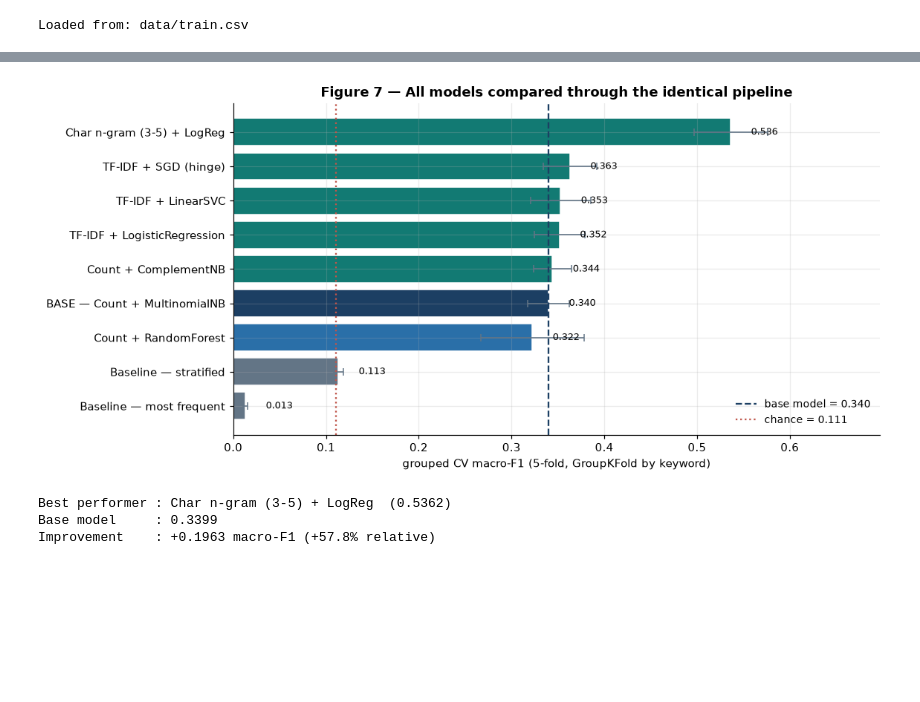
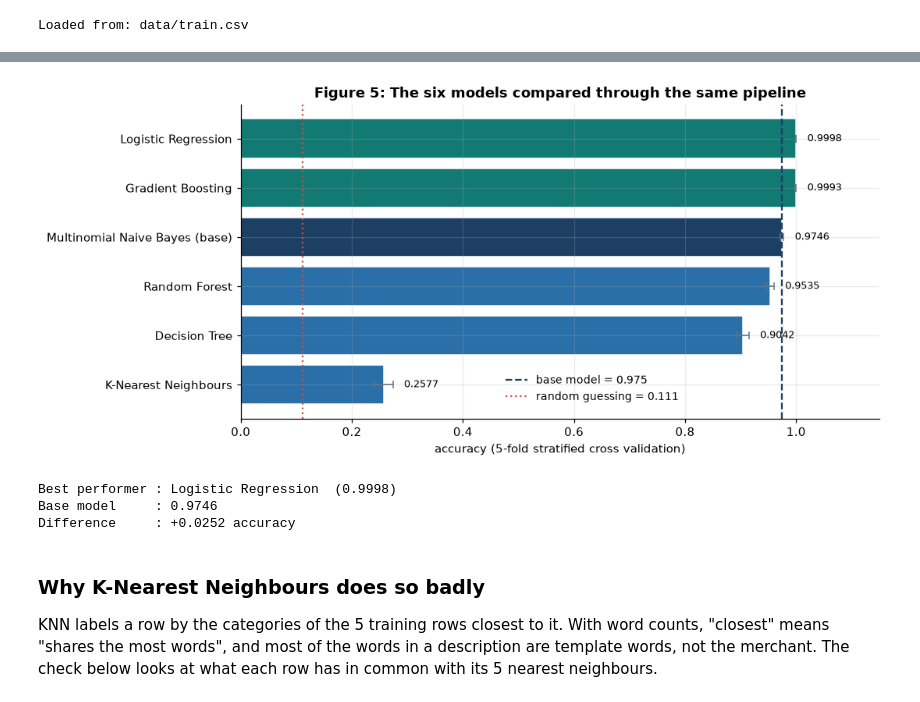
Before and after one commit to AustineIgunza/SemProject_MLEngine, a Jupyter notebook: notebooks/NaiveBayes_Base.ipynb, the cells around one changed output, grey strips where cells are left out. Cells and saved outputs as stored; diff of their text form; code cells hidden in the pictures; blank space fills up the shorter version.

```diff
--- a/notebooks/NaiveBayes_Base.ipynb
+++ b/notebooks/NaiveBayes_Base.ipynb
@@ -555,7 +627,7 @@ bp = hboxplot(axes[0], data, cats, patch_artist=True, widths=0.6,
 for patch, colour in zip(bp["boxes"], PALETTE):
     patch.set_facecolor(colour); patch.set_alpha(0.45); patch.set_edgecolor(colour)
 axes[0].set_xscale("log")
-axes[0].set_title("Figure 2a — Amount distribution by category (log scale)")
+axes[0].set_title("Figure 2a: Amount distribution by category (log scale)")
 axes[0].set_xlabel("KES (log)")
 
 pivot = (pd.crosstab(df.category, df.bucket, normalize="index")
@@ -563,7 +635,7 @@ pivot = (pd.crosstab(df.category, df.bucket, normalize="index")
 im = axes[1].imshow(pivot.values, cmap=HEAT, aspect="auto", vmin=0, vmax=50)
 axes[1].set_xticks(range(len(ORDER))); axes[1].set_xticklabels(ORDER)
 axes[1].set_yticks(range(len(pivot))); axes[1].set_yticklabels(pivot.index)
-axes[1].set_title("Figure 2b — Amount bucket share within each category (%)")
+axes[1].set_title("Figure 2b: Amount bucket share within each category (%)")
 axes[1].grid(False)
 for i in range(pivot.shape[0]):
     for j in range(pivot.shape[1]):
@@ -580,4 +652,9 @@ print("\nCategories that ever produce an amt_xl (>= KES 10,000) transaction:")
 xl = pivot["amt_xl"]
 print("  " + ", ".join(f"{c} ({v:.1f}%)" for c, v in xl[xl > 0].items()) or "  none")
 print("Categories that never do:", ", ".join(xl[xl == 0].index))
+# Who makes the smallest payments: share of all amt_xs rows held by each category
+xs = df.loc[df.bucket == "amt_xs", "category"].value_counts(normalize=True).mul(100).round(1)
+print("\nShare of the amt_xs (< KES 100) rows held by each category:")
+print("  " + ", ".join(f"{c} {v}%" for c, v in xs.items()))
+print("Categories with no amt_xs rows at all:", ", ".join(c for c in cats if c not in xs.index))
 # %% [output]
@@ -602,7 +683,7 @@ fig, axes = plt.subplots(1, 2, figsize=(13, 4.2))
 
 lengths = df.n_tokens.value_counts().sort_index()
 axes[0].bar(lengths.index, lengths.values, color=NAVY, edgecolor="white", width=0.72)
-axes[0].set_title("Figure 3a — Description length (words)")
+axes[0].set_title("Figure 3a: Description length (words)")
 axes[0].set_xlabel("words per description"); axes[0].set_ylabel("rows")
 for x, v in lengths.items():
     axes[0].text(x, v + 25, str(v), ha="center", fontsize=8, color=GREY)
@@ -610,8 +691,8 @@ for x, v in lengths.items():
 nb_ = neutrality.sort_values("max_category_share")
 axes[1].barh(nb_.token, nb_.max_category_share, color=TEAL, edgecolor="white")
 axes[1].axvline(UNIFORM, color=RED, linestyle="--", linewidth=1.6,
-                label=f"perfectly neutral = {UNIFORM:.3f}")
-axes[1].set_title("Figure 3b — Template-word category concentration")
+                label=f"perfectly even = {UNIFORM:.3f}")
+axes[1].set_title("Figure 3b: Template-word category concentration")
 axes[1].set_xlabel("largest share held by any single category")
 axes[1].legend(fontsize=8.5, frameon=False)
 axes[1].set_xlim(0, max(0.2, nb_.max_category_share.max() * 1.25))
@@ -619,10 +700,11 @@ axes[1].set_xlim(0, max(0.2, nb_.max_category_share.max() * 1.25))
 plt.tight_layout(); plt.show()
 
 from sklearn.feature_extraction.text import CountVectorizer
+# Same settings as the model will use, so these counts are the real feature counts
 vec_probe = CountVectorizer(**vectorizer_kwargs()); vec_probe.fit(df.doc)
 uni_probe = CountVectorizer(lowercase=False, token_pattern=r"\S+"); uni_probe.fit(df.doc)
-print(f"Vocabulary: {len(uni_probe.get_feature_names_out()):,} unigrams, "
-      f"{len(vec_probe.get_feature_names_out()):,} features with bigrams included")
+print(f"Vocabulary: {len(uni_probe.get_feature_names_out()):,} single words, "
+      f"{len(vec_probe.get_feature_names_out()):,} features with word pairs included")
 print(f"Description length: mean {df.n_tokens.mean():.2f} words, median {df.n_tokens.median():.0f}, "
       f"range {df.n_tokens.min()}-{df.n_tokens.max()}")
 print(f"Rows: {len(df):,}  |  Features: {len(vec_probe.get_feature_names_out()):,}  "
@@ -1046,30 +984,35 @@ display(comparison)
 # %%
-fig, ax = plt.subplots(figsize=(10.5, 5))
-c = comparison.sort_values("macro_f1")
-colours = [NAVY if m.startswith("BASE") else GREY if m.startswith("Baseline")
-           else TEAL if s > BASE_SCORE else BLUE
-           for m, s in zip(c.Model, c.macro_f1)]
-bars = ax.barh(c.Model, c.macro_f1, xerr=c["std"], color=colours, edgecolor="white",
+fig, ax = plt.subplots(figsize=(10, 4.6))
+c = comparison.sort_values("test_accuracy")
+colours = [NAVY if "base" in m else TEAL if s > BASE_SCORE else BLUE
+           for m, s in zip(c.Model, c.test_accuracy)]
+bars = ax.barh(c.Model, c.test_accuracy, xerr=c["std"], color=colours, edgecolor="white",
                error_kw=dict(ecolor=GREY, lw=1.1, capsize=3))
 ax.axvline(BASE_SCORE, color=NAVY, linestyle="--", linewidth=1.5,
            label=f"base model = {BASE_SCORE:.3f}")
 ax.axvline(1/len(CLASSES), color=RED, linestyle=":", linewidth=1.5,
-           label=f"chance = {1/len(CLASSES):.3f}")
-ax.set_xlabel("grouped CV macro-F1 (5-fold, GroupKFold by keyword)")
-ax.set_title("Figure 7 — All models compared through the identical pipeline")
-ax.legend(frameon=False, fontsize=9, loc="lower right")
-for b, v in zip(bars, c.macro_f1):
-    ax.text(v + 0.022, b.get_y() + b.get_height()/2, f"{v:.3f}", va="center", fontsize=8.5)
-ax.set_xlim(0, max(c.macro_f1) * 1.3)
+           label=f"random guessing = {1/len(CLASSES):.3f}")
+ax.set_xlabel("accuracy (5-fold stratified cross validation)")
+ax.set_title("Figure 5: The six models compared through the same pipeline")
+# Legend sits in the empty space beside the shortest bar, clear of the base-model line
+ax.legend(frameon=False, fontsize=9, loc="lower left", bbox_to_anchor=(0.4, 0.02))
+for b, v, sd in zip(bars, c.test_accuracy, c["std"]):
+    ax.text(v + sd + 0.02, b.get_y() + b.get_height()/2, f"{v:.4f}", va="center", fontsize=8.5)
+ax.set_xlim(0, 1.15)
 plt.tight_layout(); plt.show()
 
 best = comparison.iloc[0]
-print(f"Best performer : {best.Model}  ({best.macro_f1:.4f})")
+print(f"Best performer : {best.Model}  ({best.test_accuracy:.4f})")
 print(f"Base model     : {BASE_SCORE:.4f}")
-print(f"Improvement    : {best.macro_f1 - BASE_SCORE:+.4f} macro-F1 "
-      f"({(best.macro_f1/BASE_SCORE - 1)*100:+.1f}% relative)")
+print(f"Difference     : {best.test_accuracy - BASE_SCORE:+.4f} accuracy")
 # %% [output]
-[figure, old version]
+[figure, new version]
-Best performer : Char n-gram (3-5) + LogReg  (0.5362)
-Base model     : 0.3399
-Improvement    : +0.1963 macro-F1 (+57.8% relative)
+Best performer : Logistic Regression  (0.9998)
+Base model     : 0.9746
+Difference     : +0.0252 accuracy
+# %% [markdown]
+### Why K-Nearest Neighbours does so badly
+
+KNN labels a row by the categories of the 5 training rows closest to it. With word counts, "closest"
+means "shares the most words", and most of the words in a description are template words, not the
+merchant. The check below looks at what each row has in common with its 5 nearest neighbours.
```
Also changed, not shown: parts of 58 cells of this notebook.
